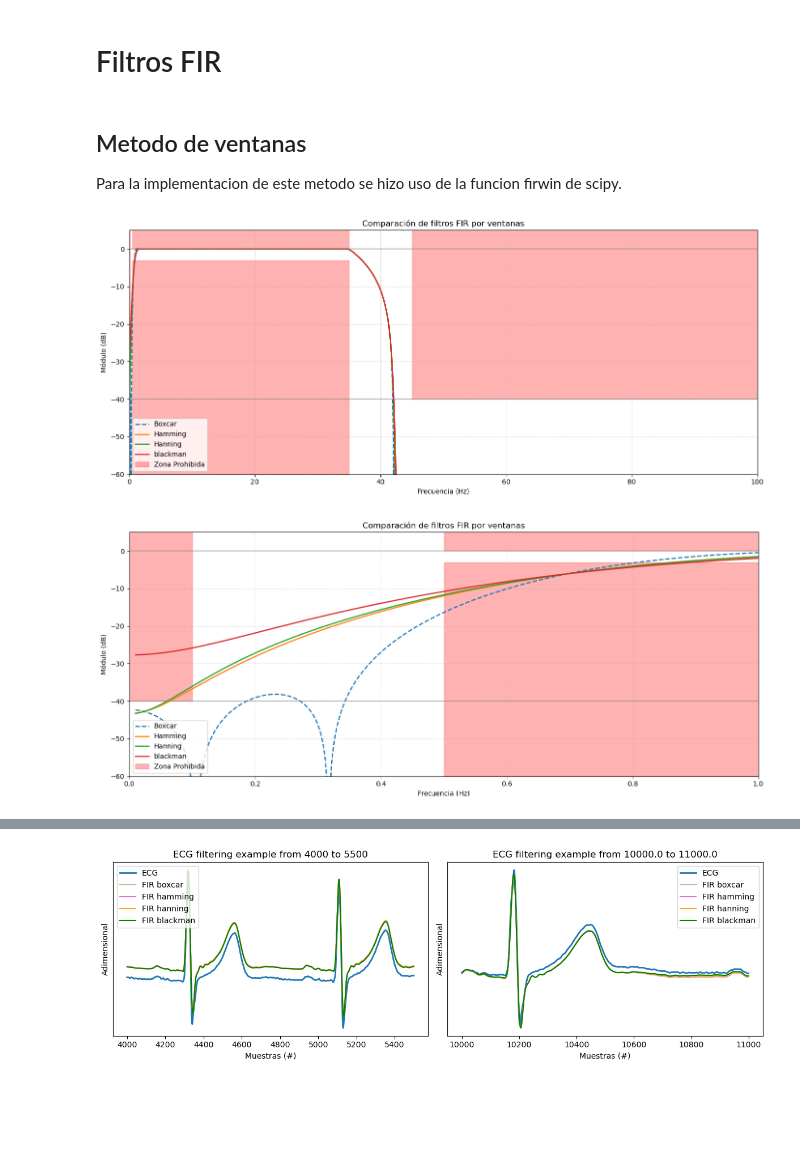
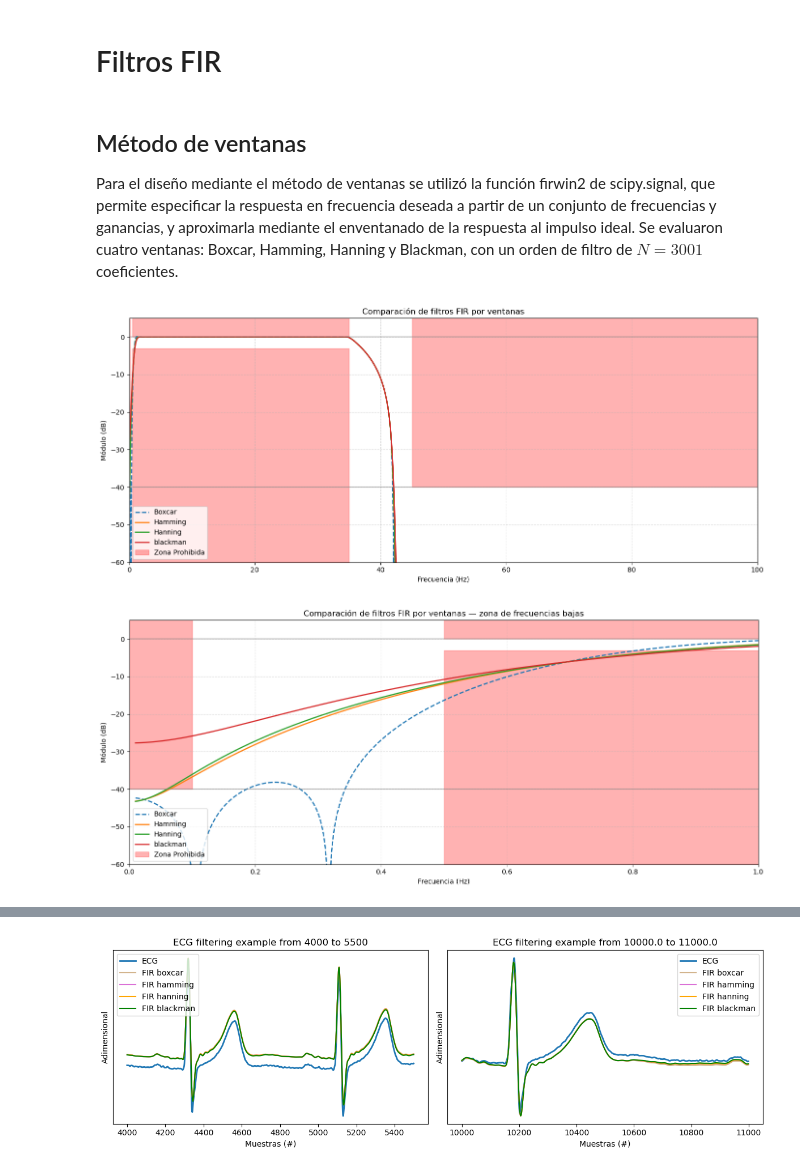
Before and after one commit to moradelacorte/APS, a Jupyter notebook: Mis_trabajos/TS7.ipynb, the cells around one changed output, grey strips where cells are left out. Saved outputs shown, nothing was run; the diff lists cells and outputs as text; code cells hidden in the pictures; blank space fills up the shorter version.

```diff
--- a/Mis_trabajos/TS7.ipynb
+++ b/Mis_trabajos/TS7.ipynb
@@ -423,9 +454,9 @@ Como puede observarse blah blah
 # %% [markdown]
 # Filtros FIR
 # %% [markdown]
-## Metodo de ventanas
+## Método de ventanas
 
-Para la implementacion de este metodo se hizo uso de la funcion firwin de scipy.
+Para el diseño mediante el método de ventanas se utilizó la función firwin2 de scipy.signal, que permite especificar la respuesta en frecuencia deseada a partir de un conjunto de frecuencias y ganancias, y aproximarla mediante el enventanado de la respuesta al impulso ideal. Se evaluaron cuatro ventanas: Boxcar, Hamming, Hanning y Blackman, con un orden de filtro de $N=3001$ coeficientes.
 # %%
 fs = 1000 # fs_ecg
 
@@ -478,33 +509,33 @@ for b_win, label, color, ls in filtros:
 limites_plantilla()
 
 plt.title('Comparación de filtros FIR por ventanas')
 plt.xlabel('Frecuencia (Hz)')
 plt.ylabel('Módulo (dB)')
 plt.grid(True, which='both', linestyle='--', alpha=0.5)
 plt.legend(loc='lower left')
 plt.tight_layout()
 plt.show()
 
 # Zoom para visualizar mejor las frecuencias bajas
 
 plt.figure(figsize=(14, 6))
 
 for b_win, label, color, ls in filtros:
     omega, H = sig.freqz(b_win, worN=ww, fs=fs)
     plt.plot(omega, 20 * np.log10(np.abs(H) + eps),
              label=label, color=color, linestyle=ls, linewidth=1.8)
 
 limites_plantilla()
 plt.xlim(0, 1)
 
-plt.title('Comparación de filtros FIR por ventanas')
+plt.title('Comparación de filtros FIR por ventanas — zona de frecuencias bajas')
 plt.xlabel('Frecuencia (Hz)')
 plt.ylabel('Módulo (dB)')
 plt.grid(True, which='both', linestyle='--', alpha=0.5)
 plt.legend(loc='lower left')
 plt.tight_layout()
 plt.show()
 # %% [output]
 [figure]
-[figure, old version]
+[figure, new version]
 # %% [markdown]
```
Also changed, not shown: parts of 19 cells of this notebook.
